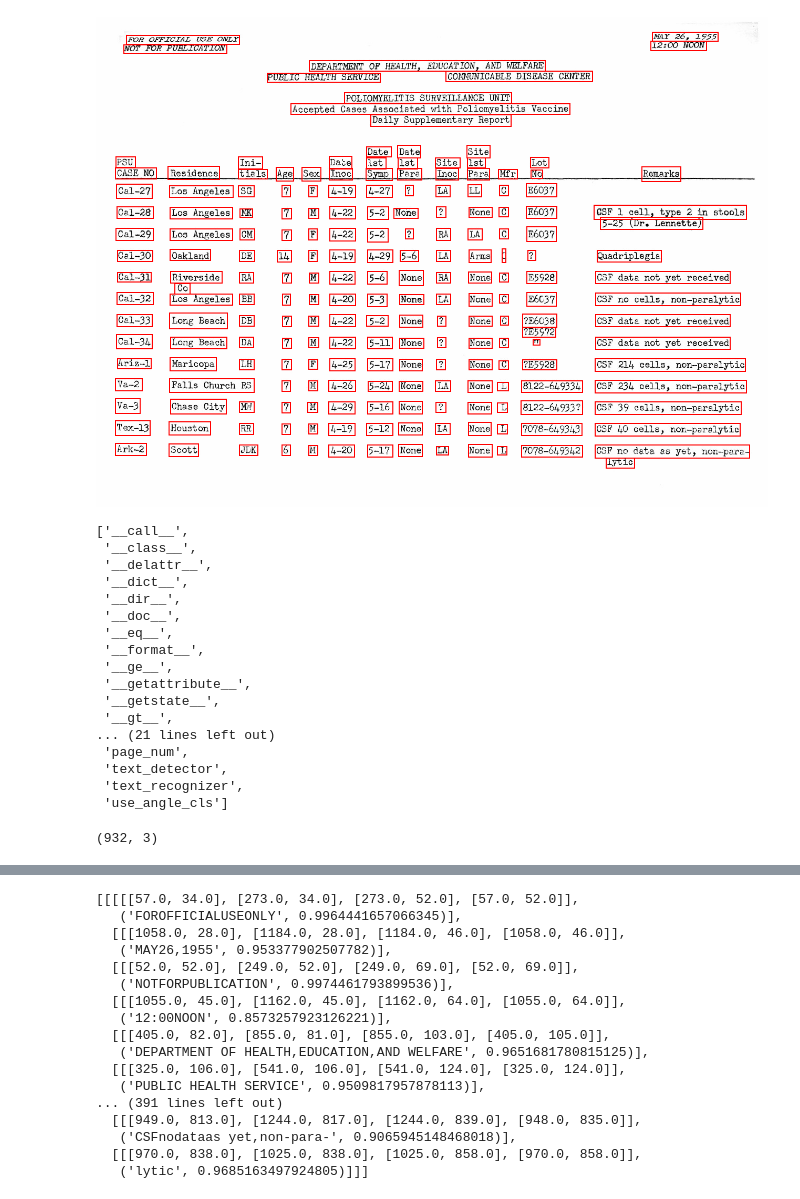
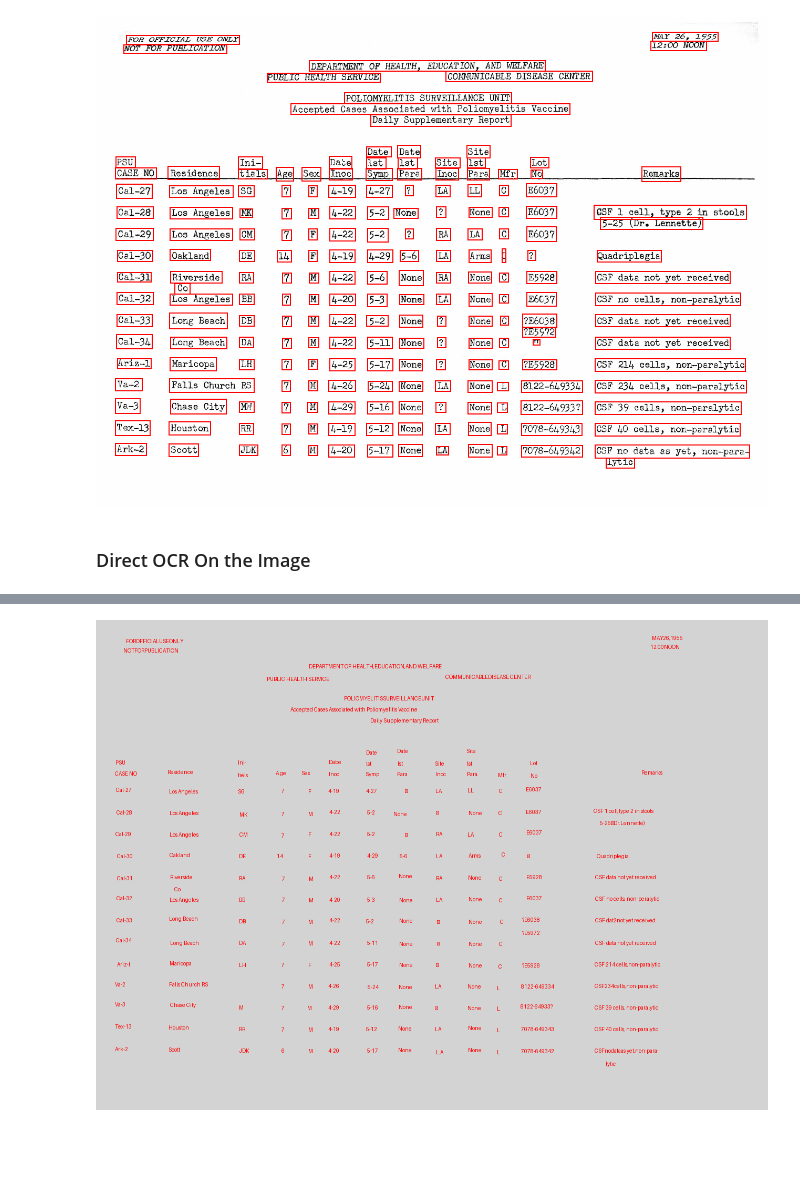
Before and after one commit to realsanjeev/Japanese-Handwriting-OCR, a Jupyter notebook: notebooks/PaddleOCR.ipynb, the cells around one changed output, grey strips where cells are left out. Cells and saved outputs as stored; diff of their text form; code cells hidden in the pictures; blank space fills up the shorter version.

```diff
--- a/notebooks/PaddleOCR.ipynb
+++ b/notebooks/PaddleOCR.ipynb
@@ -62,32 +79,25 @@ for bbox in text_bboxes:
 image
 # %% [output]
 [figure]
-# %%
-dir(ocr)
-# %% [output]
-['__call__',
- '__class__',
- '__delattr__',
- '__dict__',
- '__dir__',
- '__doc__',
- '__eq__',
- '__format__',
- '__ge__',
- '__getattribute__',
- '__getstate__',
- '__gt__',
-... (21 lines left out)
- 'page_num',
- 'text_detector',
- 'text_recognizer',
- 'use_angle_cls']
-# %%
-# ocr.text_recognizer(image_np[:2])
-# help(ocr.text_recognizer)
-image_np[::,1].shape
-# %% [output]
-(932, 3)
+# %% [markdown]
+### Direct OCR On the Image
 # %%
-ocr.ocr(image_path)
+result = ocr.ocr(image_path)
+
+# Initiate new blank image object
+blank = Image.new("RGB", image.size, "LightGray")
+draw = ImageDraw.Draw(blank)
+
+for bboxes, (label, score) in result[0]:
+    x_min, y_min = bboxes[0]
+    x_max, y_max = bboxes[2]
+
+    text = f"{label}" # Let's not display score now: {score:.2f}"
+
+    font = ImageFont.load_default()
+
+    text_position = (x_min, y_min)
+    draw.text(text_position, text, fill="red", font=font)
+
+blank
 # %% [output]
@@ -97,17 +107 @@ ocr.ocr(image_path)
-[[[[[57.0, 34.0], [273.0, 34.0], [273.0, 52.0], [57.0, 52.0]],
-   ('FOROFFICIALUSEONLY', 0.9964441657066345)],
-  [[[1058.0, 28.0], [1184.0, 28.0], [1184.0, 46.0], [1058.0, 46.0]],
-   ('MAY26,1955', 0.953377902507782)],
-  [[[52.0, 52.0], [249.0, 52.0], [249.0, 69.0], [52.0, 69.0]],
-   ('NOTFORPUBLICATION', 0.9974461793899536)],
-  [[[1055.0, 45.0], [1162.0, 45.0], [1162.0, 64.0], [1055.0, 64.0]],
-   ('12:00NOON', 0.8573257923126221)],
-  [[[405.0, 82.0], [855.0, 81.0], [855.0, 103.0], [405.0, 105.0]],
-   ('DEPARTMENT OF HEALTH,EDUCATION,AND WELFARE', 0.9651681780815125)],
-  [[[325.0, 106.0], [541.0, 106.0], [541.0, 124.0], [325.0, 124.0]],
-   ('PUBLIC HEALTH SERVICE', 0.9509817957878113)],
-... (391 lines left out)
-  [[[949.0, 813.0], [1244.0, 817.0], [1244.0, 839.0], [948.0, 835.0]],
-   ('CSFnodataas yet,non-para-', 0.9065945148468018)],
-  [[[970.0, 838.0], [1025.0, 838.0], [1025.0, 858.0], [970.0, 858.0]],
-   ('lytic', 0.9685163497924805)]]]
+[figure, added]
```
Also changed, not shown: parts of 6 cells of this notebook, 1 other file.
